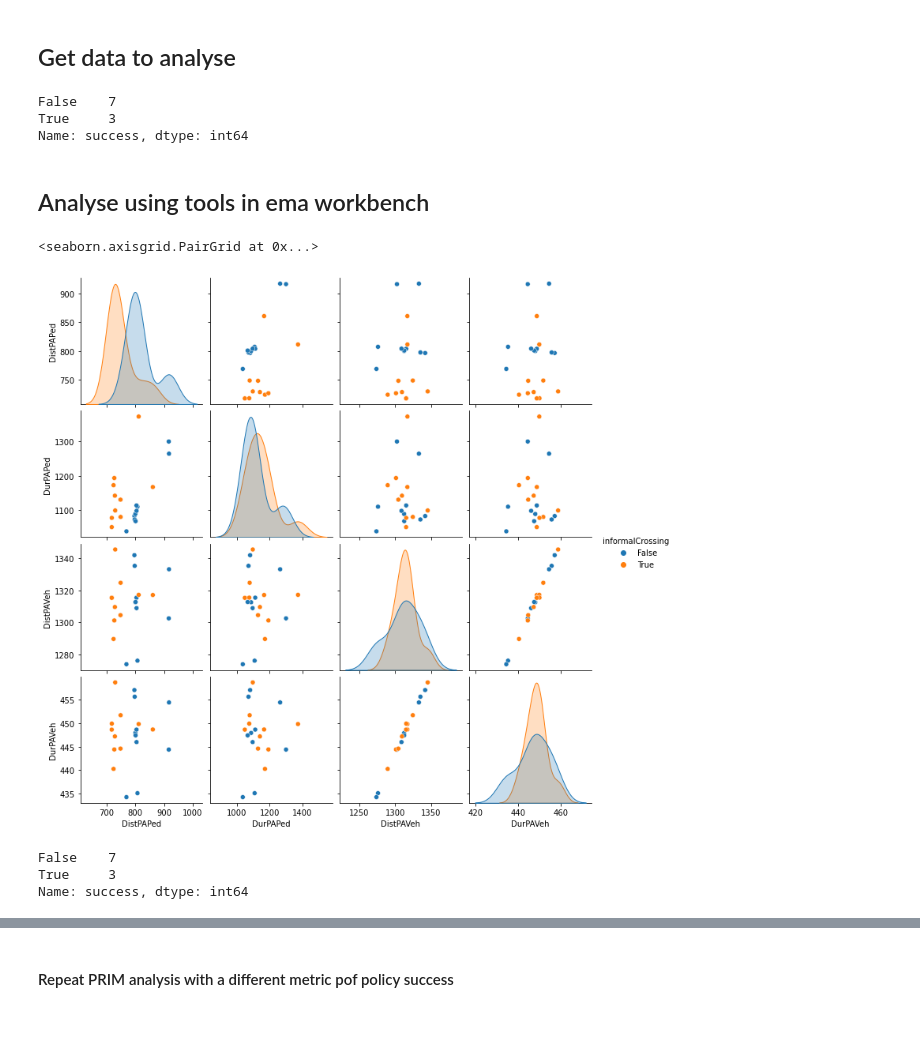
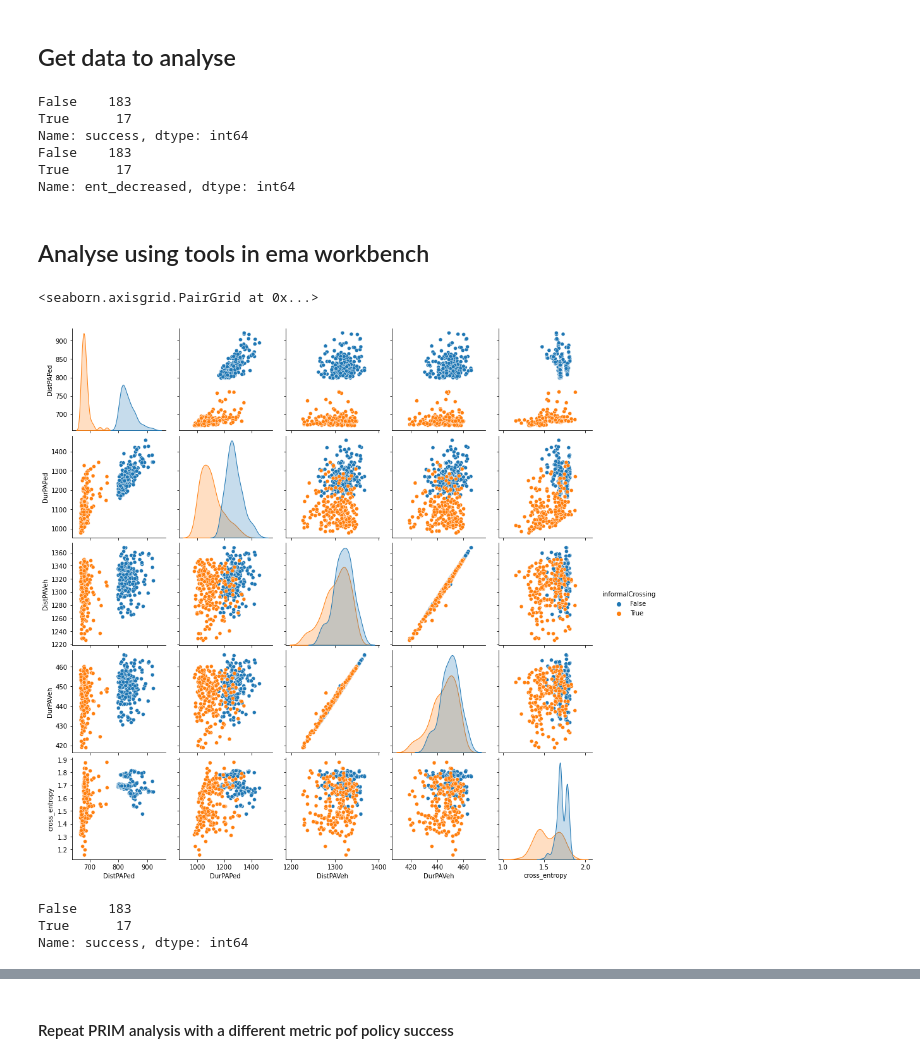
Before and after one commit to obisargoni/multiscale-ped-abm, a Jupyter notebook: scripts/sd_analysis.ipynb, the cells around one changed output, grey strips where cells are left out. Cells and saved outputs as stored; diff of their text form; code cells hidden in the pictures; blank space fills up the shorter version.

```diff
--- a/scripts/sd_analysis.ipynb
+++ b/scripts/sd_analysis.ipynb
@@ -44,24 +44,32 @@ dfPolicyDiff = dfDD.groupby(scenario_param_cols).agg( 	PedDistDiff = pd.NamedAgg
 														VehDistDiff = pd.NamedAgg(column = "DistPAVeh", aggfunc=lambda s: s.values[0] - s.values[1]),
 														PedDurDiff = pd.NamedAgg(column = "DurPAPed", aggfunc=lambda s: s.values[0] - s.values[1]),
 														VehDurDiff = pd.NamedAgg(column = "DurPAVeh", aggfunc=lambda s: s.values[0] - s.values[1]),
+														CrossEntDiff = pd.NamedAgg(column = "cross_entropy", aggfunc=lambda s: s.values[0] - s.values[1]),
+														PedDistDiffFrac = pd.NamedAgg(column = "DistPAPed", aggfunc=lambda s: (s.values[0] - s.values[1]) / s.values[0]),
+														CrossEntDiffFrac = pd.NamedAgg(column = "cross_entropy", aggfunc=lambda s: (s.values[0] - s.values[1]) / s.values[0]),
 														CountRuns = pd.NamedAgg(column = "run", aggfunc=lambda s: s.shape[0]),
 														RunsStr = pd.NamedAgg(column = "run", aggfunc=lambda s: ":".join(str(i) for i in s.tolist())),
 													).reset_index()
 
 for c in scenario_param_cols:
-	dfPolicyDiff[c] = pd.to_numeric(dfPolicyDiff[c])
+	dfPolicyDiff[c] = dfPolicyDiff[c].astype(float)
 
 # Check that there are expected number of runs per scenario
 assert (dfPolicyDiff['CountRuns']==2).all()
 
 # Identify successfull scenarios, categorise into two groups
-#dfPolicyDiff['success'] = dfPolicyDiff.apply(policy_evaluation)
-dfPolicyDiff['success'] = (dfPolicyDiff['PedDurDiff'] < 0.3) & (dfPolicyDiff['VehDurDiff']<0) # vehicle wait times reduced and pedestrian wait times not significantly worse
+dfPolicyDiff['success'] = (dfPolicyDiff['PedDistDiffFrac'] > -0.1) & (dfPolicyDiff['CrossEntDiffFrac']<0) # crossing is more ordered and pedestrian trips not made too much longer on average
+dfPolicyDiff['ent_decreased'] = dfPolicyDiff['CrossEntDiffFrac']<0
+
 print(dfPolicyDiff['success'].value_counts())
+print(dfPolicyDiff['ent_decreased'].value_counts())
 # %% [output]
-False    7
-True     3
+False    183
+True      17
 Name: success, dtype: int64
+False    183
+True      17
+Name: ent_decreased, dtype: int64
 # %% [markdown]
 ## Analyse using tools in ema workbench
 # %%
@@ -73,46 +81,43 @@ assert config['setting'] == 'latin' # expect LH desig to be used when doing SD
 # %%
 #
 # Initial exploratory analysis of multiple outcomes
 #
 
 experiments = dfDD.loc[:, params]
 
-outcome_vars = ['DistPAPed','DurPAPed', 'DistPAVeh', 'DurPAVeh']
+outcome_vars = ['DistPAPed','DurPAPed', 'DistPAVeh', 'DurPAVeh', 'cross_entropy']
 outcomes = {k:dfDD[k].values for k in outcome_vars}
 
 # Create pairs plot
 data = dfDD.loc[:, outcome_vars]
 data['informalCrossing'] = experiments['informalCrossing']
 sns.pairplot(data, hue='informalCrossing', vars=outcome_vars)
 # %% [output]
 <seaborn.axisgrid.PairGrid at 0x...>
-[figure, old version]
+[figure, new version]
 # %%
 #
 # PRIM analysis requires a boolean outcome variable
 #
-
-# Identify successfull scenarios, categorise into two groups
-dfPolicyDiff['success'] = (dfPolicyDiff['PedDurDiff'] < 0) & (dfPolicyDiff['VehDurDiff']<0) # vehicle and pedestrian wait times reduced
-print(dfPolicyDiff.success.value_counts())
-
 # select parameters that actually varied
 varied_scenario_param_cols = [i for i in scenario_param_cols if params[i]['type']=='list']
 
 # Now use PRIM to identify what determines policy success/failure most
 x = dfPolicyDiff.loc[:, varied_scenario_param_cols].copy()
-y = dfPolicyDiff['success'].values
+y = dfPolicyDiff['ent_decreased'].values
 
 # Round values to make visualisations clearer
-for c in ['epsilon','lambda','alpha', 'tacticalPlanHorizon', 'ga']:
+for c in ['epsilon','lambda','alpha', 'tacticalPlanHorizon']:
 	x[c] = x[c].map(lambda x: np.round(x, 4))
 
-prim_alg = prim.Prim(x, y, threshold=0.8)
+prim_alg = prim.Prim(x, y, threshold=0.5)
 box1 = prim_alg.find_box()
-# %% [output]
-False    7
-True     3
-Name: success, dtype: int64
+# %%
+dfPolicyDiff['success'].value_counts()
+# %% [output]
+False    183
+True      17
+Name: success, dtype: int64
 # %%
 box1.show_tradeoff()
 plt.show()
```
Also changed, not shown: parts of 5 cells of this notebook.
